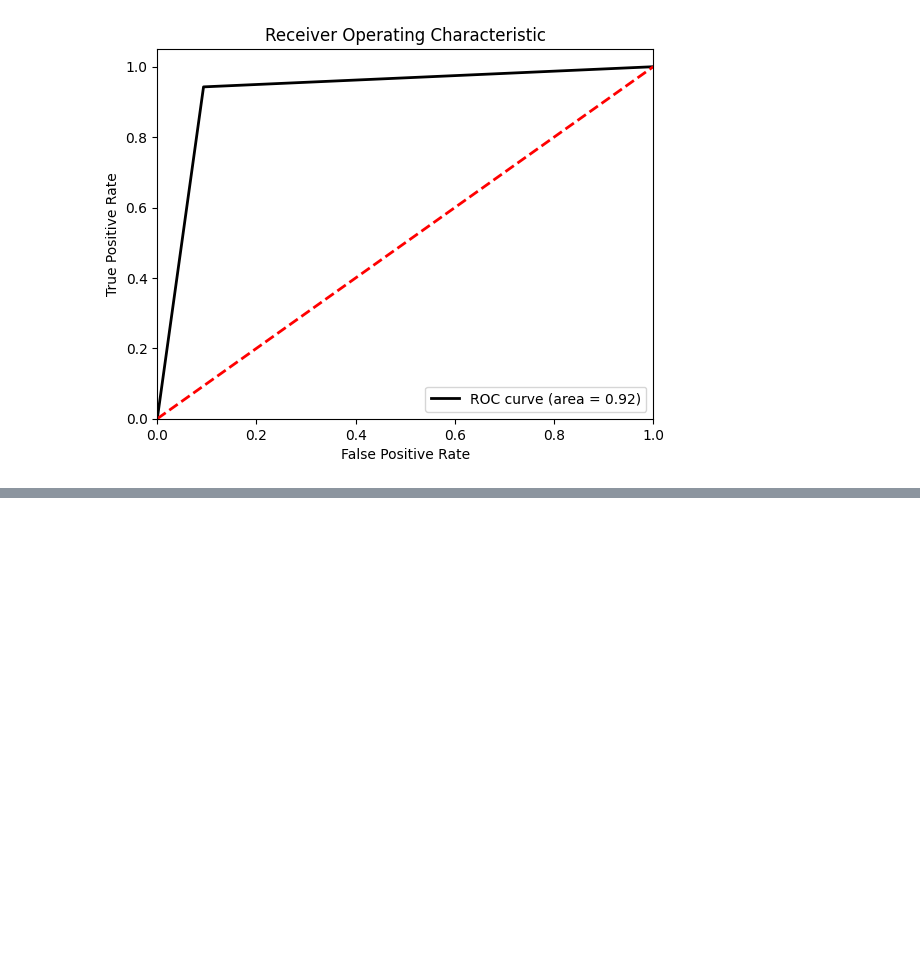
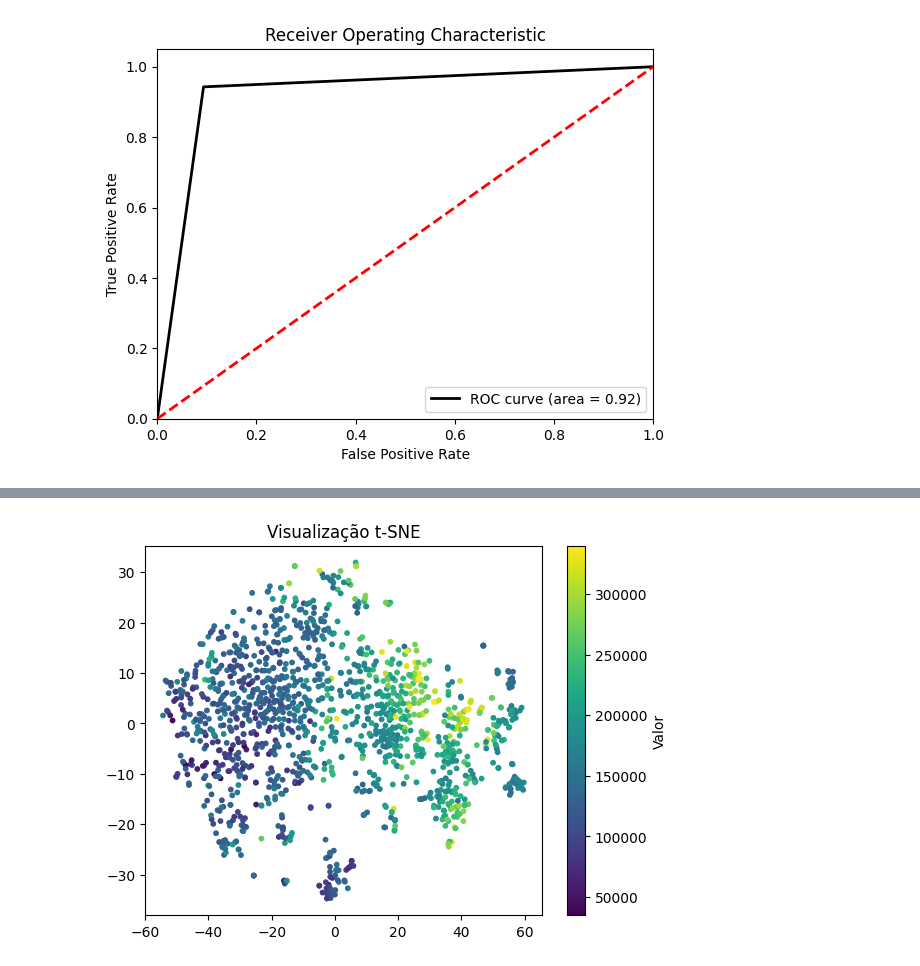
Before and after one commit to ghccalanzani/AnaliseDeDados, a Jupyter notebook: Entrega C3/AtividadeC3.ipynb, the cells around one changed output, grey strips where cells are left out. Drawn from its saved outputs; the diff is of its cells as text; code cells hidden in the pictures; blank space fills up the shorter version.

```diff
--- a/Entrega C3/AtividadeC3.ipynb
+++ b/Entrega C3/AtividadeC3.ipynb
@@ -311,0 +311,21 @@ plt.show()
+# %%
+################## Redução de dimensionalidade t-SNE
+
+# Carregando o dataset
+caracteristicas = df_cleaned_LabelEncoder.drop('SalePrice', axis=1)
+valores = df_cleaned_LabelEncoder['SalePrice']
+
+X, y = caracteristicas, valores
+X_norm = (X - X.mean(axis=0)) / X.std(axis=0)
+
+# Definindo o modelo e ajustando-o aos dados
+tsne = TSNE(n_components=2, random_state=42)
+X_tsne = tsne.fit_transform(X_norm)
+
+# Plotando os resultados
+plt.scatter(X_tsne[:, 0], X_tsne[:, 1] , c=y, s=10)
+plt.colorbar(label='Valor')
+plt.title('Visualização t-SNE')
+plt.show()
+# %% [output]
+[figure, added]
```
Also changed, not shown: parts of 3 cells of this notebook.
